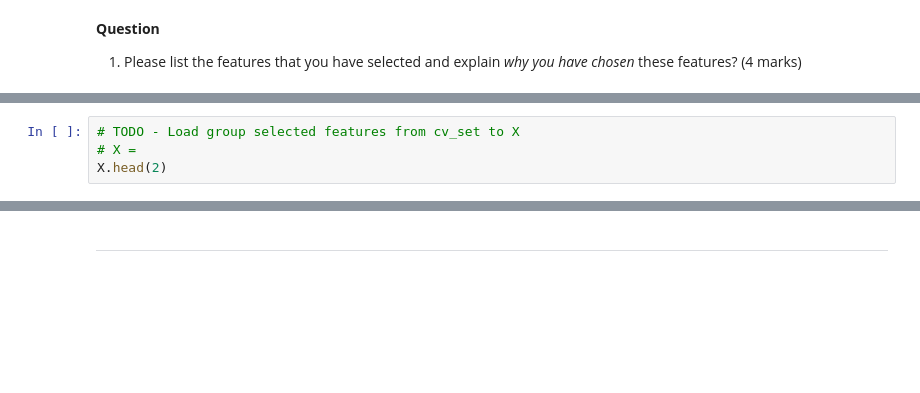
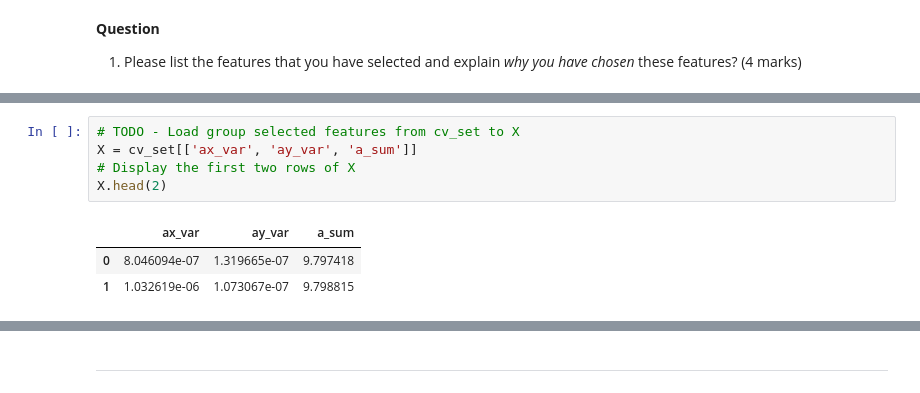
Before and after one commit to KapildevAryal/engg680_2024_fall, a Jupyter notebook: Lab_Assignment4/ML_Applications.ipynb, the cells around one changed output, grey strips where cells are left out. Drawn from its saved outputs; the diff is of its cells as text; blank space fills up the shorter version.

```diff
--- a/Lab_Assignment4/ML_Applications.ipynb
+++ b/Lab_Assignment4/ML_Applications.ipynb
@@ -526,6 +695,11 @@ ___
 # %%
 # TODO - Load group selected features from cv_set to X
-# X =
+X = cv_set[['ax_var', 'ay_var', 'a_sum']]
+# Display the first two rows of X
 X.head(2)
+# %% [output]
+|  | ax_var | ay_var | a_sum |
+| 0 | 8.046094e-07 | 1.319665e-07 | 9.797418 |
+| 1 | 1.032619e-06 | 1.073067e-07 | 9.798815 |
 # %%
 # TODO - Load motion_state column (target vector) into y
```
Also changed, not shown: parts of 29 cells of this notebook.
